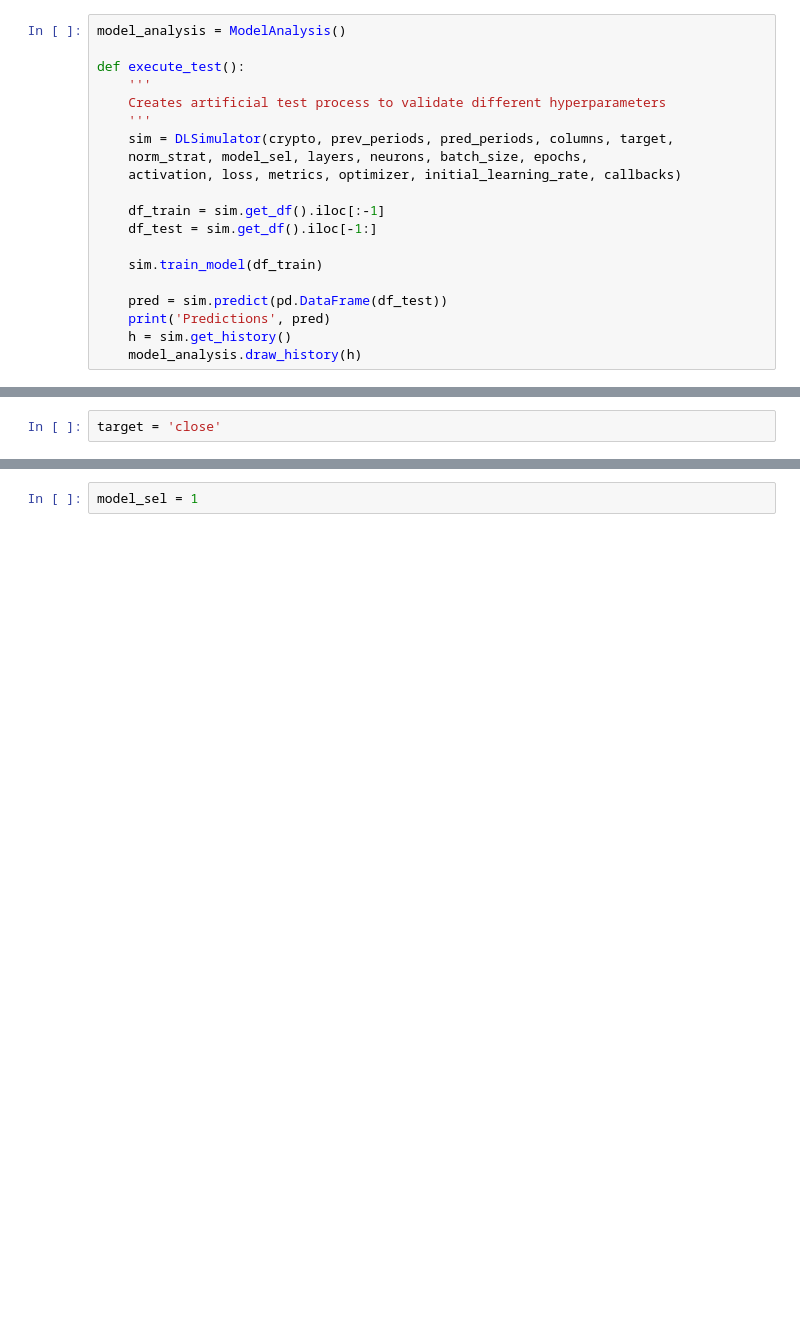
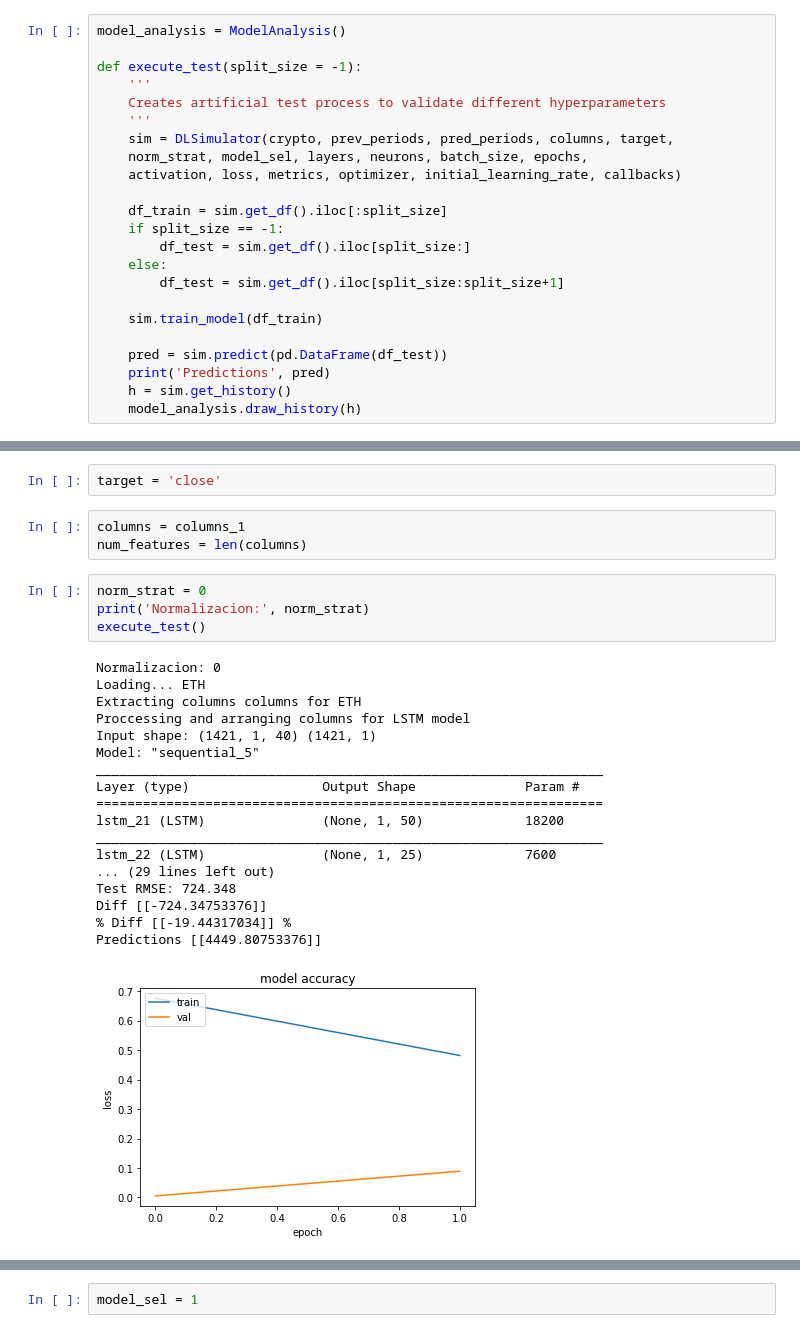
Before and after one commit to GZabalaG/crypto_bot, a Jupyter notebook: trading_simulation/Simulation.ipynb, the cells around one changed output, grey strips where cells are left out. Drawn from its saved outputs; the diff is of its cells as text; blank space fills up the shorter version.

```diff
--- a/trading_simulation/Simulation.ipynb
+++ b/trading_simulation/Simulation.ipynb
@@ -57,7 +54,7 @@ sim7.simulate()
 # %%
 model_analysis = ModelAnalysis()
 
-def execute_test():
+def execute_test(split_size = -1):
     '''
     Creates artificial test process to validate different hyperparameters
     '''
@@ -65,8 +62,11 @@ def execute_test():
     norm_strat, model_sel, layers, neurons, batch_size, epochs,
     activation, loss, metrics, optimizer, initial_learning_rate, callbacks)
 
-    df_train = sim.get_df().iloc[:-1]
-    df_test = sim.get_df().iloc[-1:]
+    df_train = sim.get_df().iloc[:split_size]
+    if split_size == -1:
+        df_test = sim.get_df().iloc[split_size:]
+    else:
+        df_test = sim.get_df().iloc[split_size:split_size+1]
 
     sim.train_model(df_train)
 
@@ -172,2 +151,28 @@ Usaremos solo una característica como objetivo de predicción
 # %%
 target = 'close'
+# %%
+columns = columns_1
+num_features = len(columns)
+# %%
+norm_strat = 0
+print('Normalizacion:', norm_strat)
+execute_test()
+# %% [output]
+Normalizacion: 0
+Loading... ETH
+Extracting columns columns for ETH
+Proccessing and arranging columns for LSTM model
+Input shape: (1421, 1, 40) (1421, 1)
+Model: "sequential_5"
+_________________________________________________________________
+Layer (type)                 Output Shape              Param #
+=================================================================
+lstm_21 (LSTM)               (None, 1, 50)             18200
+_________________________________________________________________
+lstm_22 (LSTM)               (None, 1, 25)             7600
+... (29 lines left out)
+Test RMSE: 724.348
+Diff [[-724.34753376]]
+% Diff [[-19.44317034]] %
+Predictions [[4449.80753376]]
+[figure, added]
```
Also changed, not shown: parts of 62 cells of this notebook, 3 other files.
